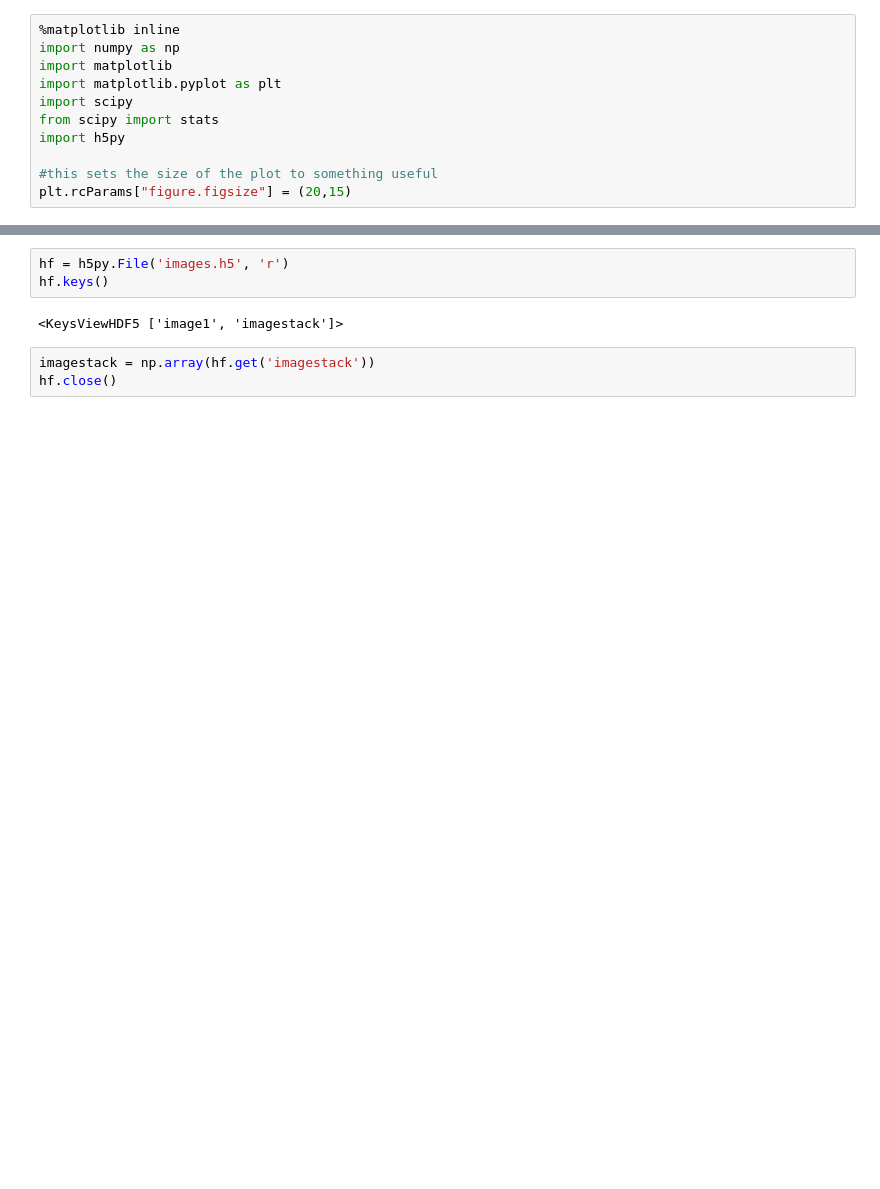
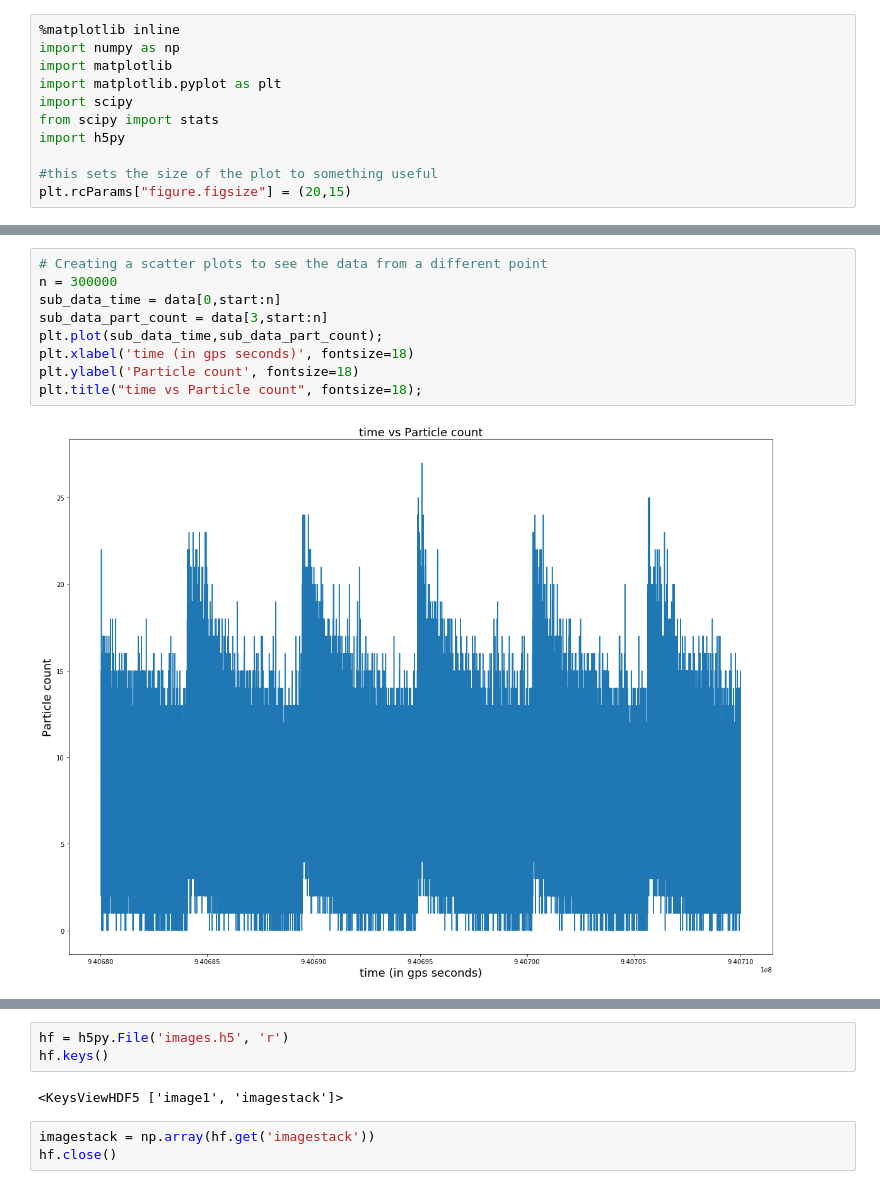
Before and after one commit to tominsUW/PHYS434, a Jupyter notebook: Lab4.ipynb, the cells around one changed output, grey strips where cells are left out. Drawn from its saved outputs; the diff is of its cells as text; blank space fills up the shorter version.

```diff
--- a/Lab4.ipynb
+++ b/Lab4.ipynb
@@ -66,3 +53,14 @@ axes[2].set_title("Particle count vs Earth longitude", fontsize=18);
 fig.tight_layout()
 # %% [output]
 [figure]
+# %%
+# Creating a scatter plots to see the data from a different point
+n = 300000
+sub_data_time = data[0,start:n]
+sub_data_part_count = data[3,start:n]
+plt.plot(sub_data_time,sub_data_part_count);
+plt.xlabel('time (in gps seconds)', fontsize=18)
+plt.ylabel('Particle count', fontsize=18)
+plt.title("time vs Particle count", fontsize=18);
+# %% [output]
+[figure, added]
```
Also changed, not shown: parts of 40 cells of this notebook.
